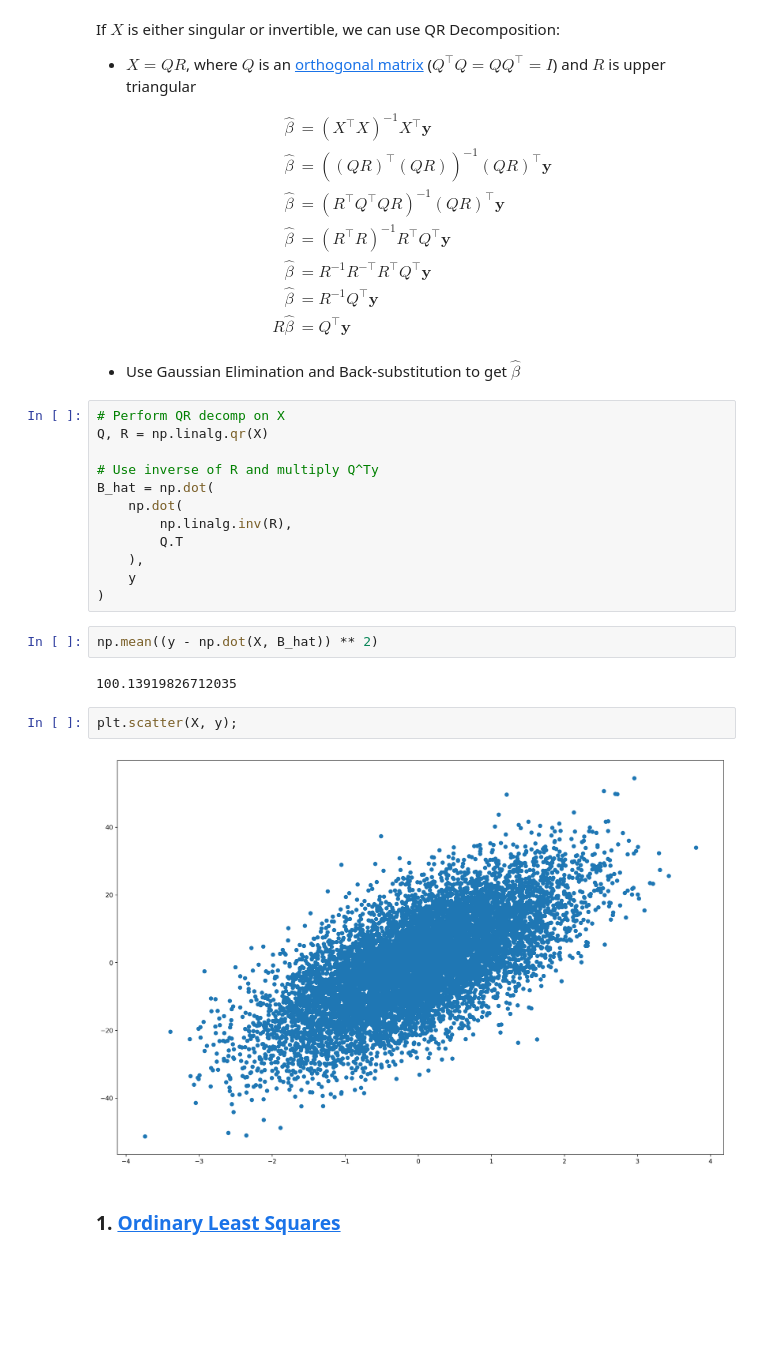
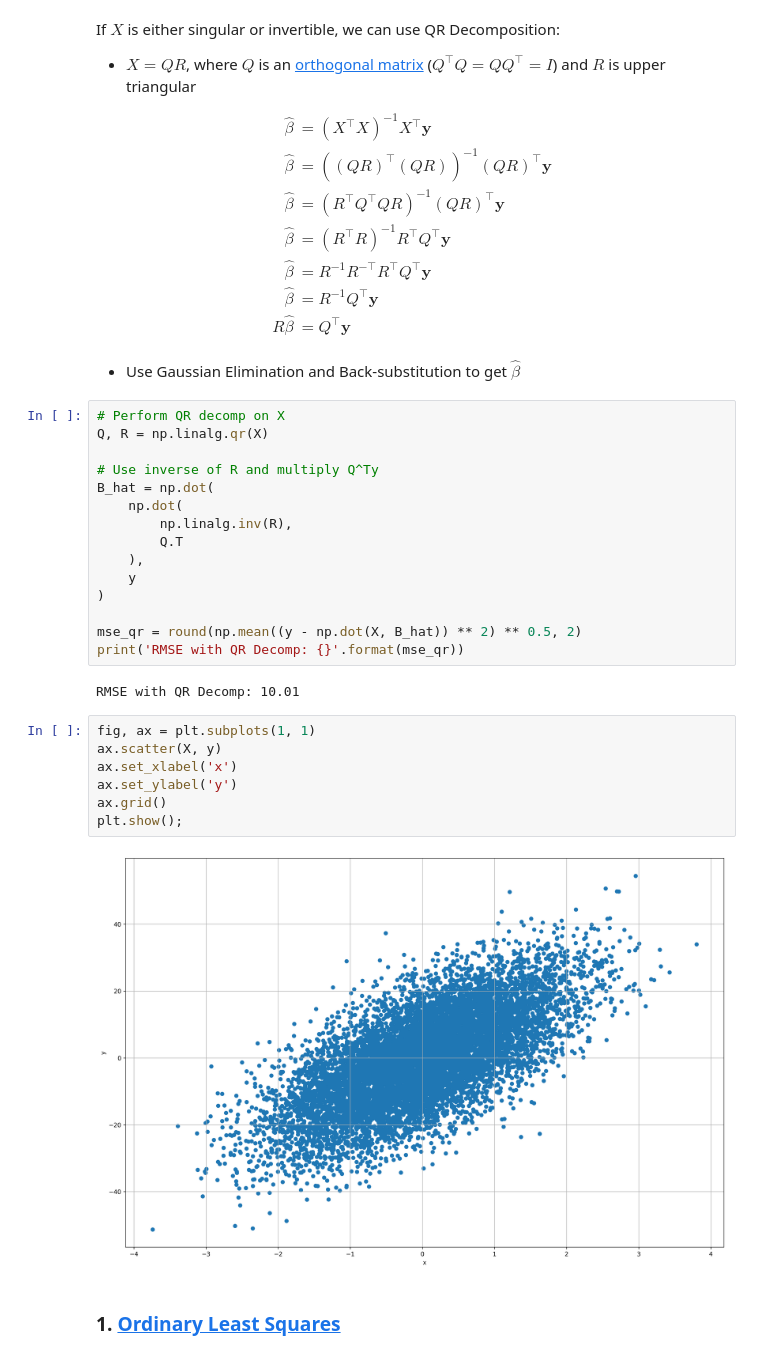
Before and after one commit to jackblackjack/jeffchenchengyi.github.io, a Jupyter notebook: content/machine-learning/01-supervised-learning/estimation/convex-optimization.ipynb, the cells around one changed output. Cells and saved outputs as stored; diff of their text form; blank space fills up the shorter version.

```diff
--- a/content/machine-learning/01-supervised-learning/estimation/convex-optimization.ipynb
+++ b/content/machine-learning/01-supervised-learning/estimation/convex-optimization.ipynb
@@ -168,14 +171,20 @@ B_hat = np.dot(
     ),
     y
 )
+
+mse_qr = round(np.mean((y - np.dot(X, B_hat)) ** 2) ** 0.5, 2)
+print('RMSE with QR Decomp: {}'.format(mse_qr))
+# %% [output]
+RMSE with QR Decomp: 10.01
-# %%
-np.mean((y - np.dot(X, B_hat)) ** 2)
-# %% [output]
-100.13919826712035
-# %%
-plt.scatter(X, y);
-# %% [output]
-[figure, removed]
+# %%
+fig, ax = plt.subplots(1, 1)
+ax.scatter(X, y)
+ax.set_xlabel('x')
+ax.set_ylabel('y')
+ax.grid()
+plt.show();
+# %% [output]
+[figure, added]
 # %% [markdown]
 ### 1. [Ordinary Least Squares](https://en.wikipedia.org/wiki/Ordinary_least_squares)<a id='ols'></a>
 # %%
```
Also changed, not shown: parts of 10 cells of this notebook, 21 other files.
